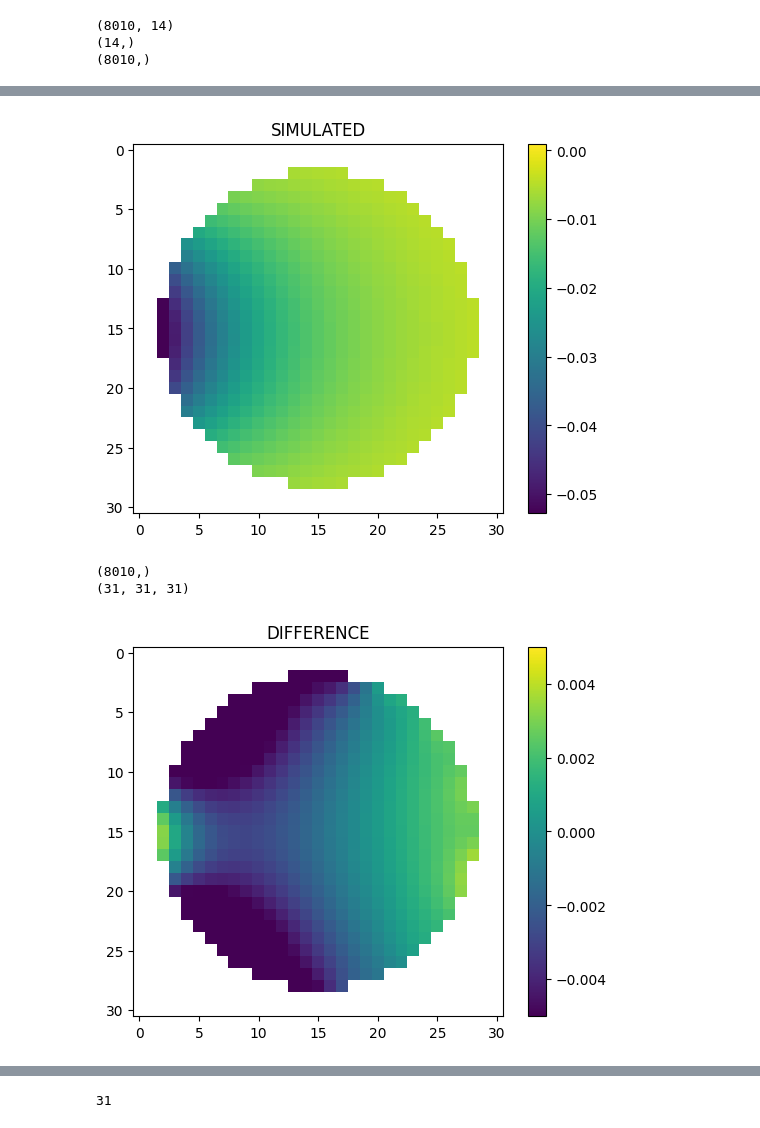
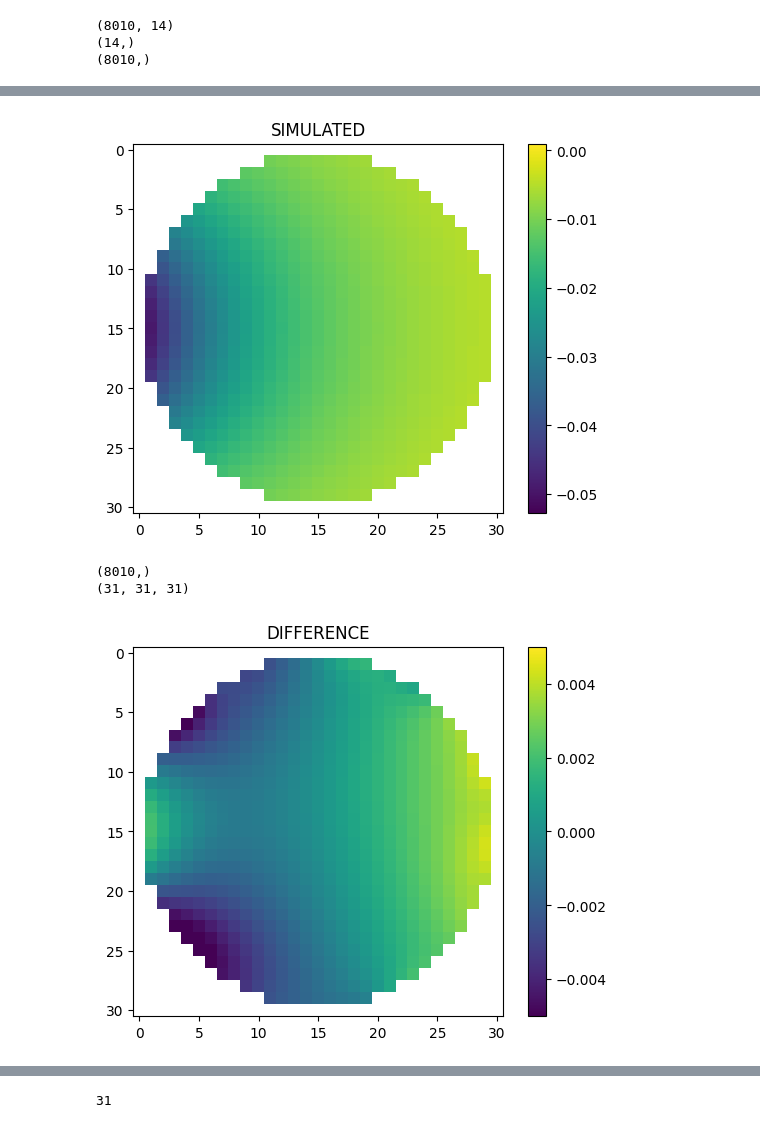
Before and after one commit to rst030/cosi-measure, a Jupyter notebook: Software/COSI2/test_ONEINSERT.ipynb, the cells around one changed output, grey strips where cells are left out. Cells and saved outputs as stored; diff of their text form; code cells hidden in the pictures.

```diff
--- a/Software/COSI2/test_ONEINSERT.ipynb
+++ b/Software/COSI2/test_ONEINSERT.ipynb
@@ -168,9 +167,9 @@ high, mT: 0.000987593900932485
 mu                  = 1e-7
 
 magSizeOuter        = 6*1e-3        #size of shim magnets
-STRENGTH_FACTOR = 1.25
-STRENGTH_FACTOR_1 = 1.05
-NEW_B_REM = 1.35*STRENGTH_FACTOR*STRENGTH_FACTOR_1#
+STRENGTH_FACTOR = 1.00
+
+NEW_B_REM = 1.35*STRENGTH_FACTOR#
 bRem                = NEW_B_REM # [T]      #remanence field of shim magnets
 
 #shim tray configuration
@@ -322,10 +313,12 @@ plt.cla()
 
 v=max(b0map_oneinsert.xDim_SPH_fine)
 magnet_index = 0
-for i in range(2):
-    alpha = i*2*np.pi/4
-    cheapfield = magnetFields[12,:,:,2,magnet_index]*np.cos(alpha)+magnetFields[12,:,:,1,magnet_index]*np.sin(alpha)
-    plt.imshow(cheapfield,vmin=-1e-3, vmax=1e-3,extent=[-v,v,v,-v])
+for i in range(6):
+    alpha = i*2*np.pi/6
+
+    cheapfield = magnetFields[12,:,:,1,magnet_index]*np.cos(alpha)+magnetFields[12,:,:,2,magnet_index]*np.sin(alpha)
+
+    plt.imshow(cheapfield,vmin=-1e-3, vmax=1e-3,extent=[-v,v,-v,v],origin='lower')
     plt.title('cheap %.0f deg'%(alpha*180/np.pi))
     plt.xlabel('Z')
     plt.ylabel('Y')
@@ -336,14 +329,14 @@ for i in range(2):
     magnet.bRem = NEW_B_REM
     magnet.render_field(grid=coordinate_grid)
 
-    plt.imshow(1e3*(magnet.B0[12,:,:,2]),vmin=-1e-3, vmax=1e-3,extent=[-v,v,v,-v])
+    plt.imshow(1e3*(magnet.B0[12,:,:,2]),vmin=-1e-3, vmax=1e-3,extent=[-v,v,-v,v],origin='lower')
     plt.title('real %.0f deg'%(alpha*180/np.pi))
     plt.xlabel('Z')
     plt.ylabel('Y')
     plt.show()
 
     # DIFF
-    plt.imshow(1e3*(magnet.B0[12,:,:,2])-cheapfield,vmin=-1e-9, vmax=1e-9,extent=[-v,v,v,-v])
+    plt.imshow(1e3*(magnet.B0[12,:,:,2])-cheapfield,vmin=-1e-8, vmax=1e-8,extent=[-v,v,-v,v],origin='lower')
     plt.title('real-cheap %.0f deg'%(alpha*180/np.pi))
     plt.xlabel('Z')
     plt.ylabel('Y')
@@ -379,7 +379,7 @@ for idx in range(len(positions)):
     position = positions[idx]
     y2d, z2d = np.meshgrid(Y,Z,indexing='ij') #!!!!!!!!!!!
 
-    shimming_magnets[idx].rotation_yz = -np.pi/2
+    shimming_magnets[idx].rotation_yz = np.pi/2
 
     shimming_magnets[idx].render_field(grid=coordinate_grid)
     print(shimming_magnets[idx])
@@ -435,7 +435,7 @@ MagnetsField_simulated = shimming_magnets[0].B0[:,:,:,2]*0
 
 for idx, magnet in enumerate(shimming_magnets):
     print(magnet.position)
-    alpha =np.pi/2#!TEMP-np.pi/2
+    alpha =-np.pi/2#!TEMP-np.pi/2
     magnet.bRem = NEW_B_REM # T
     magnet.rotation_yz = alpha
     magnet.render_field(grid=coordinate_grid)
@@ -583,19 +598,19 @@ print(np.shape(rotatedFieldOfShimMagnetsStacked))
 (14,)
 (8010,)
 # %%
-sliceidx = 8
+sliceidx = 12
 plt.imshow(Field_measured[sliceidx,:,:],clim=[np.nanmin(Field_measured),np.nanmax(Field_measured)])
 plt.title('MEASURED')
 plt.colorbar()
 plt.show()
 
+MagnetsField_simulated_SCD = MagnetsField_simulated*0.87
 
-
-plt.imshow(MagnetsField_simulated[sliceidx,:,:],clim=[np.nanmin(Field_measured),np.nanmax(Field_measured)])
+plt.imshow(MagnetsField_simulated_SCD[sliceidx,:,:],clim=[np.nanmin(Field_measured),np.nanmax(Field_measured)])
 plt.title('SIMULATED')
 plt.colorbar()
 plt.show()
-plt.imshow(Field_measured[sliceidx,:,:]-MagnetsField_simulated[sliceidx,:,:],clim=[-0.005,0.005])
+plt.imshow(Field_measured[sliceidx,:,:]-MagnetsField_simulated_SCD[sliceidx,:,:],clim=[-0.005,0.005])
 plt.colorbar()
 plt.title('DIFFERENCE')
 
@@ -608,6 +623,6 @@ print(np.shape(FieldMeasured))
-[figure, old version]
+[figure, new version]
 (8010,)
 (31, 31, 31)
-[figure, old version]
+[figure, new version]
 # %%
 # ok now we have magnet fields and vector of magnet rotations. we can make fields now
```
Also changed, not shown: parts of 18 cells of this notebook, 21 other files.
